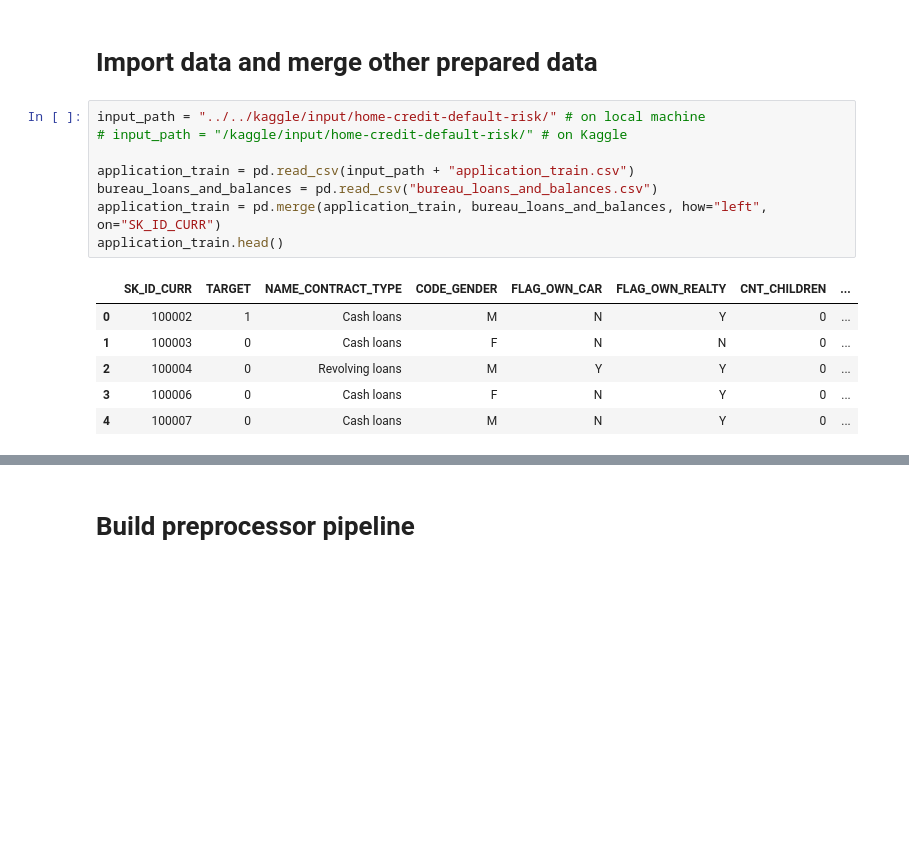
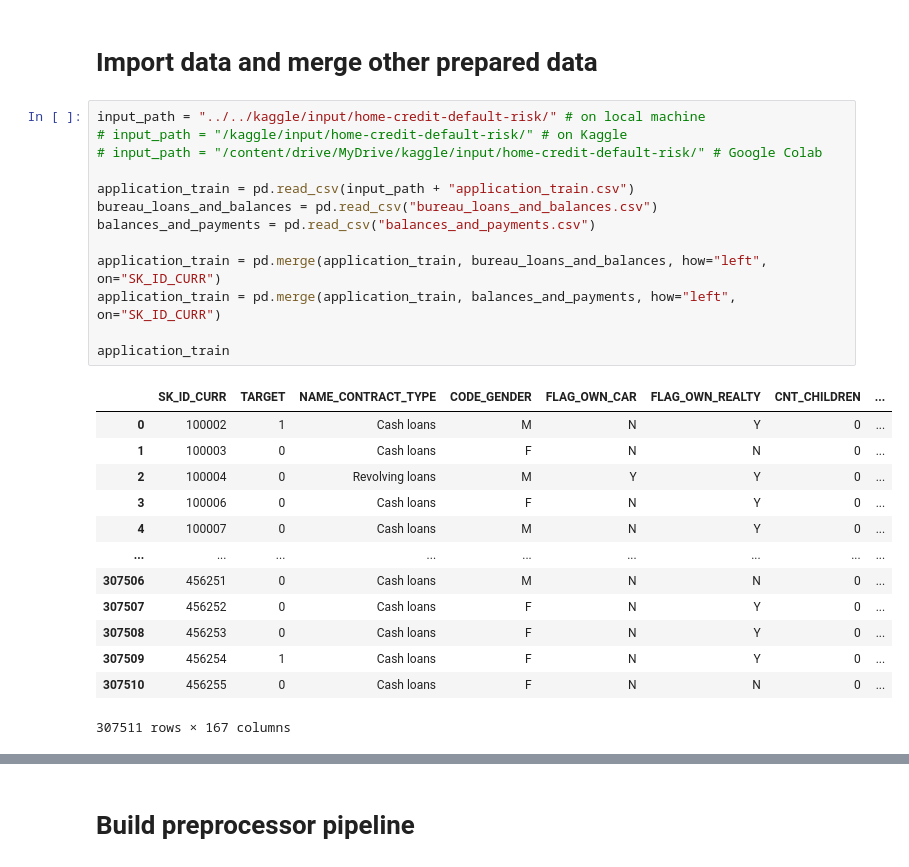
Before and after one commit to bkusuma/home-credit-default-risk, a Jupyter notebook: kaggle/working/01_Data_Processing.ipynb, the cells around one changed output, grey strips where cells are left out. Cells and saved outputs as stored; diff of their text form; blank space fills up the shorter version.

```diff
--- a/kaggle/working/01_Data_Processing.ipynb
+++ b/kaggle/working/01_Data_Processing.ipynb
@@ -26,15 +26,27 @@ import joblib
 # %%
 input_path = "../../kaggle/input/home-credit-default-risk/" # on local machine
 # input_path = "/kaggle/input/home-credit-default-risk/" # on Kaggle
+# input_path = "/content/drive/MyDrive/kaggle/input/home-credit-default-risk/" # Google Colab
 
 application_train = pd.read_csv(input_path + "application_train.csv")
 bureau_loans_and_balances = pd.read_csv("bureau_loans_and_balances.csv")
+balances_and_payments = pd.read_csv("balances_and_payments.csv")
+
 application_train = pd.merge(application_train, bureau_loans_and_balances, how="left", on="SK_ID_CURR")
-application_train.head()
+application_train = pd.merge(application_train, balances_and_payments, how="left", on="SK_ID_CURR")
+
+application_train
 # %% [output]
 |  | SK_ID_CURR | TARGET | NAME_CONTRACT_TYPE | CODE_GENDER | FLAG_OWN_CAR | FLAG_OWN_REALTY | CNT_CHILDREN | ... |
 | 0 | 100002 | 1 | Cash loans | M | N | Y | 0 | ... |
 | 1 | 100003 | 0 | Cash loans | F | N | N | 0 | ... |
 | 2 | 100004 | 0 | Revolving loans | M | Y | Y | 0 | ... |
 | 3 | 100006 | 0 | Cash loans | F | N | Y | 0 | ... |
 | 4 | 100007 | 0 | Cash loans | M | N | Y | 0 | ... |
+| ... | ... | ... | ... | ... | ... | ... | ... | ... |
+| 307506 | 456251 | 0 | Cash loans | M | N | N | 0 | ... |
+| 307507 | 456252 | 0 | Cash loans | F | N | Y | 0 | ... |
+| 307508 | 456253 | 0 | Cash loans | F | N | Y | 0 | ... |
+| 307509 | 456254 | 1 | Cash loans | F | N | Y | 0 | ... |
+| 307510 | 456255 | 0 | Cash loans | F | N | N | 0 | ... |
+307511 rows × 167 columns
```
Also changed, not shown: parts of 4 cells of this notebook, 4 other files.
